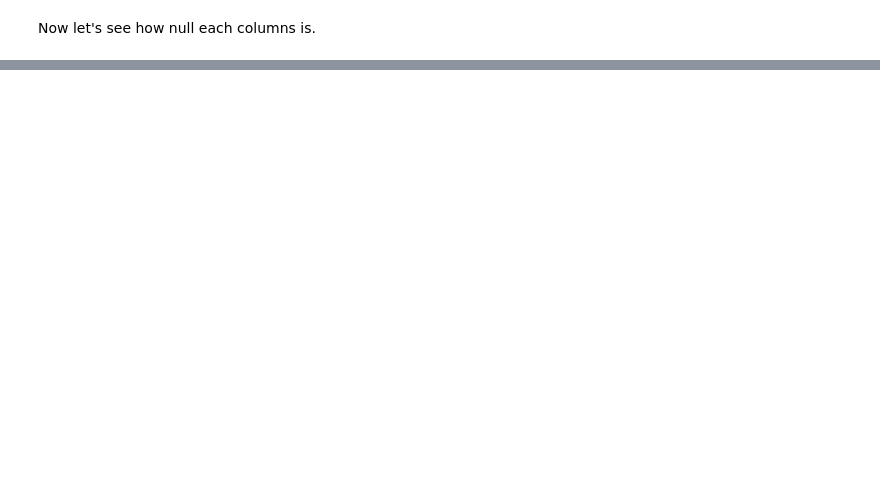
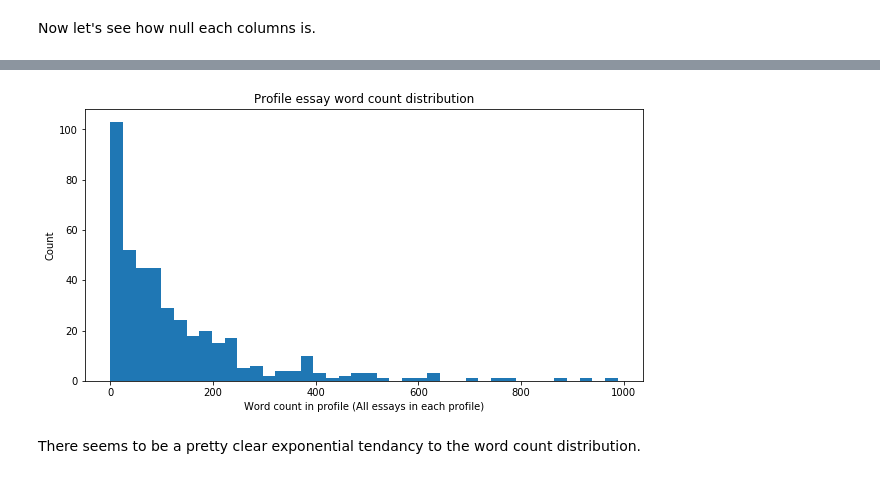
Before and after one commit to stevendevan/OKCScrape, a Jupyter notebook: OKCScrape_exploration.ipynb, the cells around one changed output, grey strips where cells are left out. Drawn from its saved outputs; the diff is of its cells as text; code cells hidden in the pictures; blank space fills up the shorter version.

Commit message:
Added word count analysis section.

```diff
--- a/OKCScrape_exploration.ipynb
+++ b/OKCScrape_exploration.ipynb
@@ -75,0 +93,21 @@ Index(['age', 'build', 'cats', 'city', 'diet', 'dogs', 'drinks', 'drugs',
+# %%
+import regex
+
+def count_words(listofdicts):
+    words = 0
+    for essay in listofdicts:
+        words += len(regex.findall(r'\b\w+\b', essay['content']))
+    return words
+
+wordcounts = list(map(lambda essay: count_words(essay), df.loc[:,'essays']))
+
+fig3 = plt.figure(figsize=(10,5));
+plt.hist(wordcounts, bins=40)
+plt.title('Profile essay word count distribution')
+plt.xlabel('Word count in profile (All essays in each profile)')
+plt.ylabel('Count')
+plt.show()
+# %% [output]
+[figure, added]
+# %% [markdown]
+There seems to be a pretty clear exponential tendancy to the word count distribution.
```
Also changed, not shown: parts of 12 cells of this notebook.
